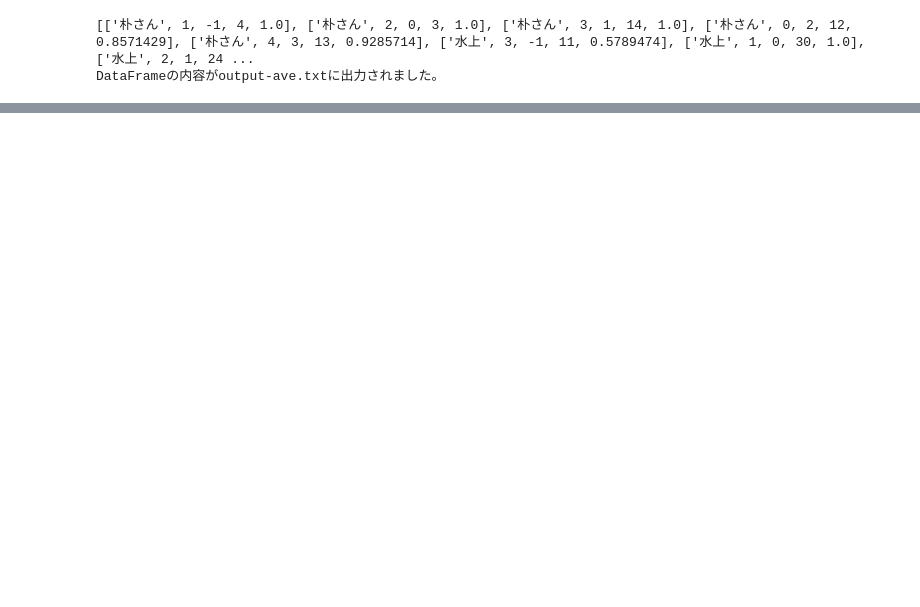
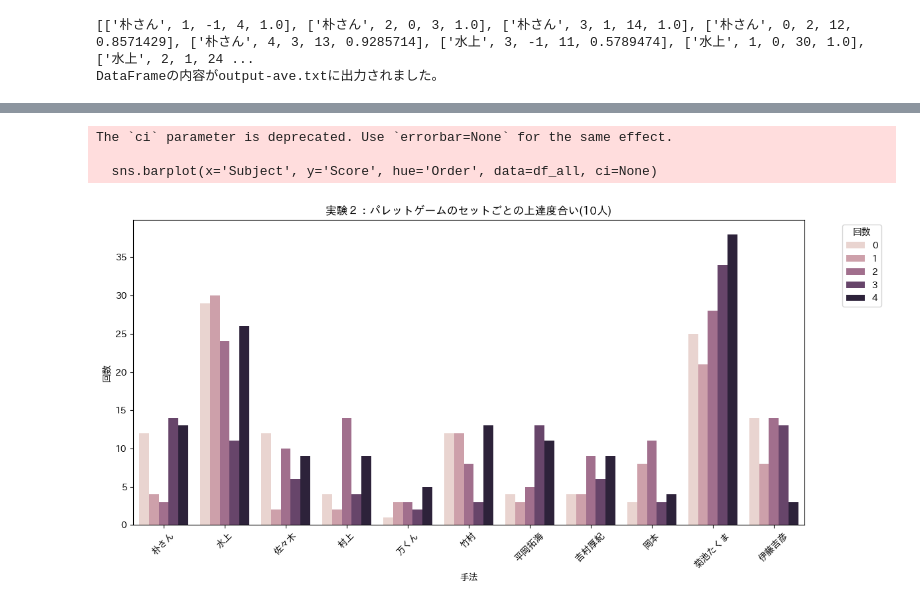
Before and after one commit to takaharayota531/poster-exp-analysis, a Jupyter notebook: data_analysis2/main-exp2.ipynb, the cells around one changed output, grey strips where cells are left out. Cells and saved outputs as stored; diff of their text form; code cells hidden in the pictures; blank space fills up the shorter version.

```diff
--- a/data_analysis2/main-exp2.ipynb
+++ b/data_analysis2/main-exp2.ipynb
@@ -152,0 +166,29 @@ plt.show()
+# %%
+import matplotlib.pyplot as plt
+import seaborn as sns
+
+# Figure settings
+plt.figure(figsize=(12, 6))
+
+# Barplot
+sns.barplot(x='Subject', y='Score', hue='Order', data=df_all, ci=None)
+
+# Titles and labels
+plt.title('実験２：パレットゲームのセットごとの上達度合い(10人)')
+plt.xlabel('手法')
+plt.ylabel('回数')
+plt.legend(title='回数', bbox_to_anchor=(1.05, 1), loc='upper left')
+
+# Rotate x-axis labels
+plt.xticks(rotation=45)
+
+# Adjust layout
+plt.tight_layout()
+
+# Show plot
+plt.show()
+# %% [output]
+The `ci` parameter is deprecated. Use `errorbar=None` for the same effect.
+
+  sns.barplot(x='Subject', y='Score', hue='Order', data=df_all, ci=None)
+[figure, added]
```
Also changed, not shown: parts of 3 cells of this notebook, 5 other files.
